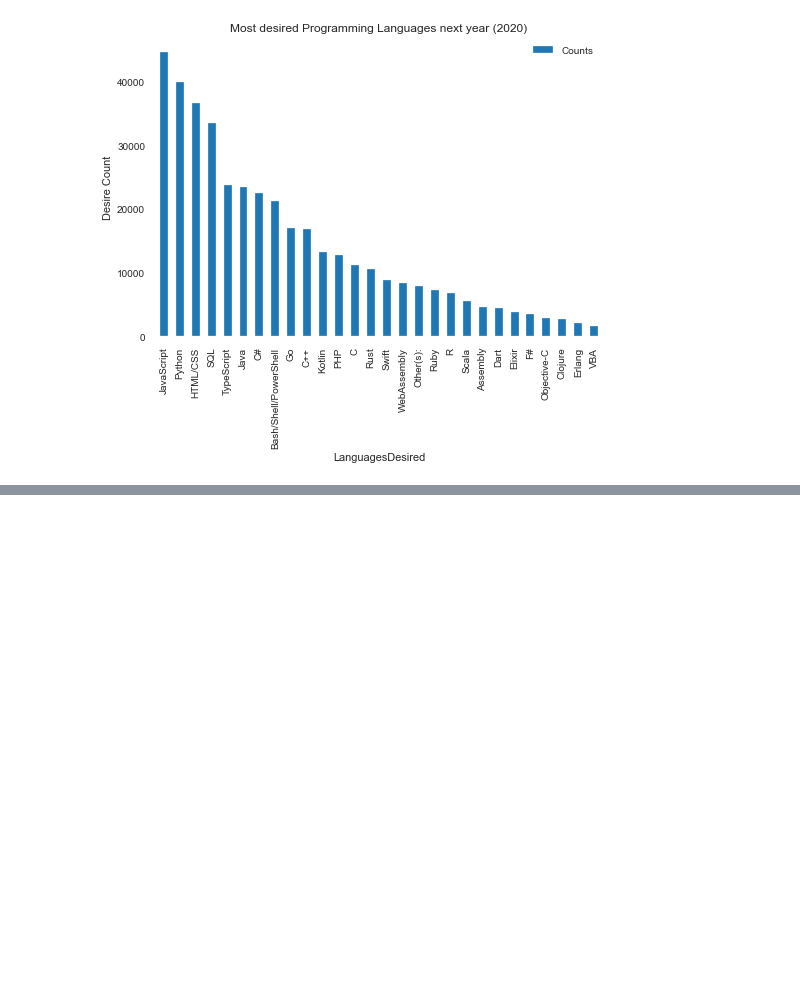
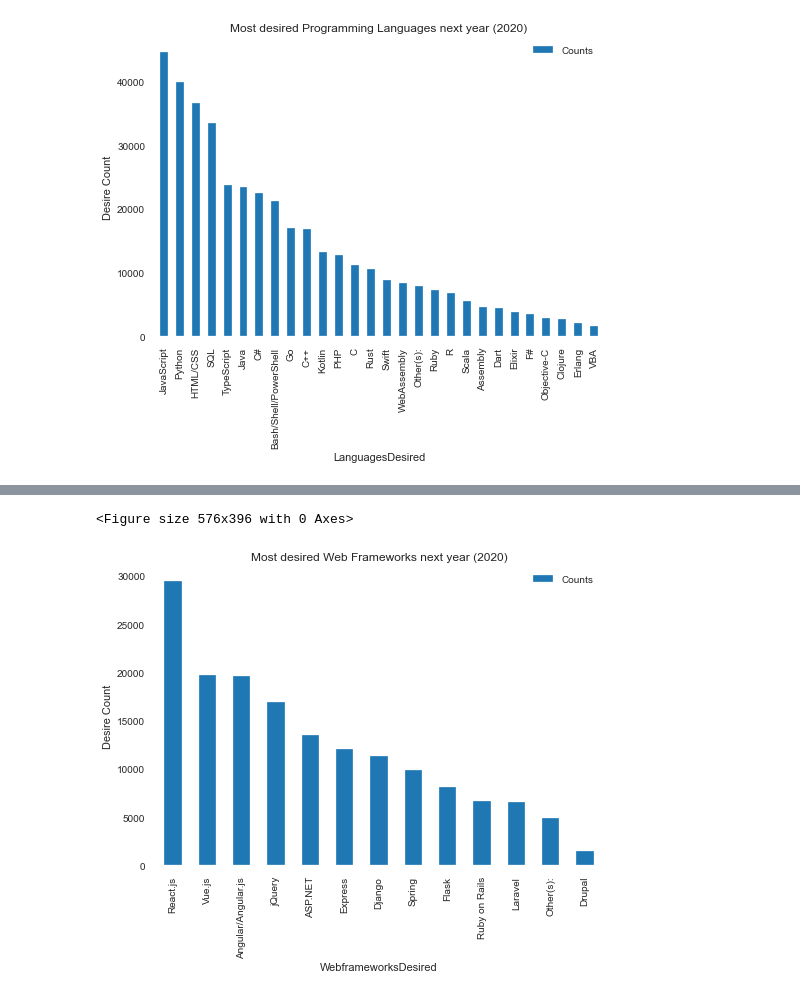
Before and after one commit to vsumanbabu/stackoverflow-developer-surveys, a Jupyter notebook: main/MostDesiredSoftwares.ipynb, the cells around one changed output, grey strips where cells are left out. Cells and saved outputs as stored; diff of their text form; code cells hidden in the pictures; blank space fills up the shorter version.

Commit message:
feature: Add Most Desired Webframeworks

```diff
--- a/main/MostDesiredSoftwares.ipynb
+++ b/main/MostDesiredSoftwares.ipynb
@@ -202,3 +202,10 @@ plt.show()
 # %% [output]
 <Figure size 576x396 with 0 Axes>
 [figure]
+# %%
+'''
+4.) What are the most desired Web Frameworks next year (2020)?
+Data
+'''
+df_desired_webframeworks=get_df_desired_x(df_2019,'WebFrameDesireNextYear','WebframeworksDesired')
+df_desired_webframeworks
@@ -204,0 +228,13 @@ plt.show()
+# %%
+'''
+4.) What are the most desired Web Frameworks next year (2020)?
+Plot
+'''
+plt.figure()
+df_desired_webframeworks.plot(kind='bar')
+plt.title('Most desired Web Frameworks next year (2020)')
+plt.ylabel('Desire Count')
+plt.show()
+# %% [output]
+<Figure size 576x396 with 0 Axes>
+[figure, added]
```
Also changed, not shown: parts of 1 cell of this notebook.
